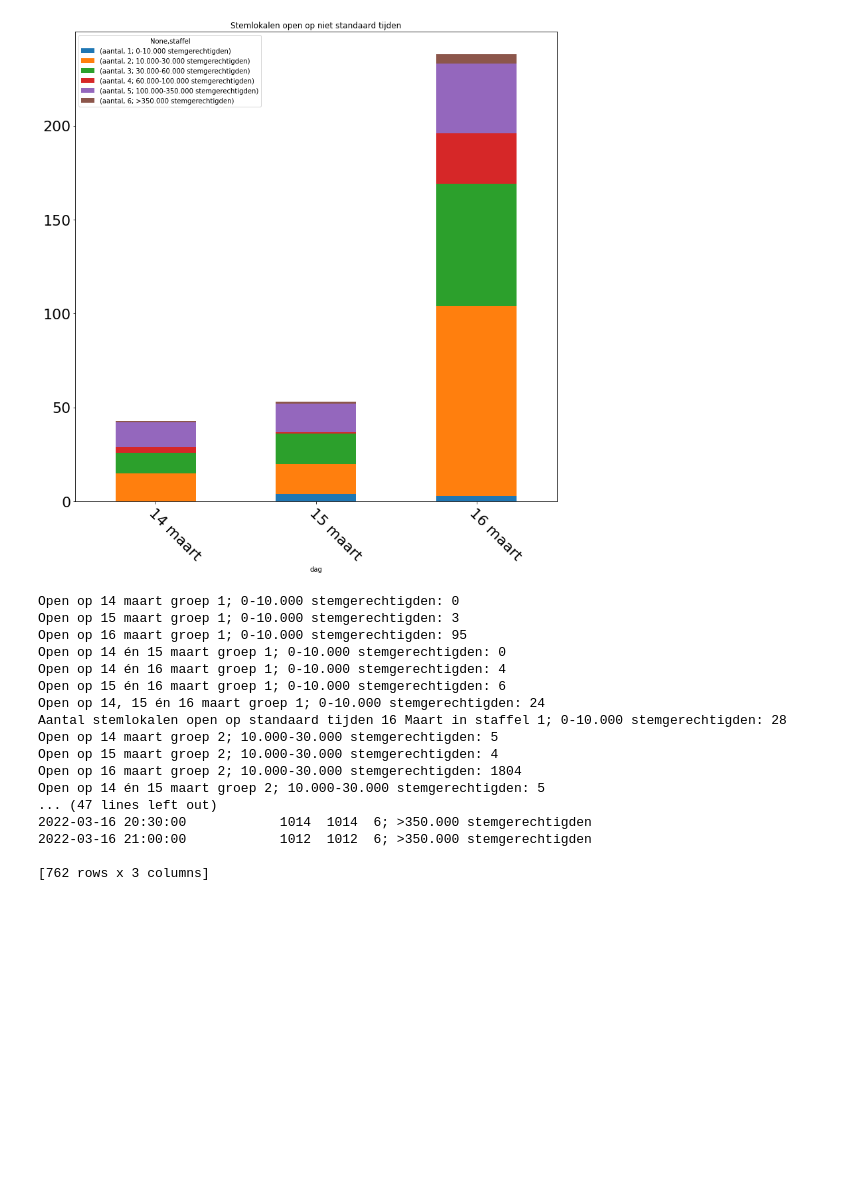
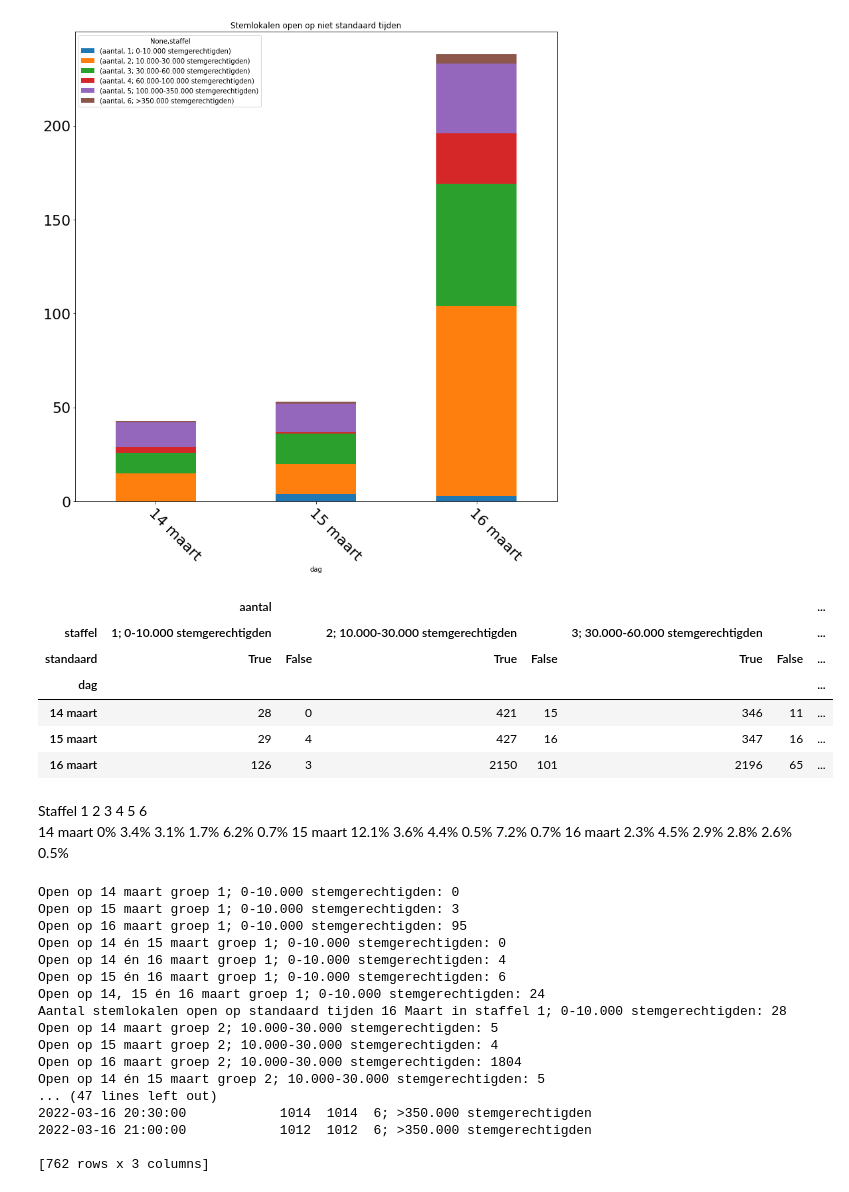
Before and after one commit to openstate/stembureau-meting, a Jupyter notebook: jupyter/stembureau_data.ipynb, the cells around one changed output. Cells and saved outputs as stored; diff of their text form; code cells hidden in the pictures; blank space fills up the shorter version.

Commit message:
re-added table, percentages in comment below

```diff
--- a/jupyter/stembureau_data.ipynb
+++ b/jupyter/stembureau_data.ipynb
@@ -820,6 +847,21 @@ ax_open_nonstandaard.set_xticklabels(dagen_standaard, fontsize=22, rotation=-45,
 [Text(0, 0, '14 maart'), Text(1, 0, '15 maart'), Text(2, 0, '16 maart')]
 [figure]
 [figure]
+# %%
+df_open_standaard_full.pivot(index='dag', columns=['staffel', 'standaard'], values=['aantal'])
+# %% [output]
+|  | aantal |  |  |  |  |  | ... |
+| staffel | 1; 0-10.000 stemgerechtigden |  | 2; 10.000-30.000 stemgerechtigden |  | 3; 30.000-60.000 stemgerechtigden |  | ... |
+| standaard | True | False | True | False | True | False | ... |
+| dag |  |  |  |  |  |  | ... |
+| 14 maart | 28 | 0 | 421 | 15 | 346 | 11 | ... |
+| 15 maart | 29 | 4 | 427 | 16 | 347 | 16 | ... |
+| 16 maart | 126 | 3 | 2150 | 101 | 2196 | 65 | ... |
+# %% [markdown]
+Staffel     1       2       3      4       5       6
+14 maart    0%      3.4%    3.1%   1.7%    6.2%    0.7%
+15 maart    12.1%   3.6%    4.4%   0.5%    7.2%    0.7%
+16 maart    2.3%    4.5%    2.9%   2.8%    2.6%    0.5%
 # %%
 wims_datestack_grouped = pd.DataFrame()
 def make_graphs_opening(label):
```
Also changed, not shown: parts of 1 cell of this notebook, 1 other file.
